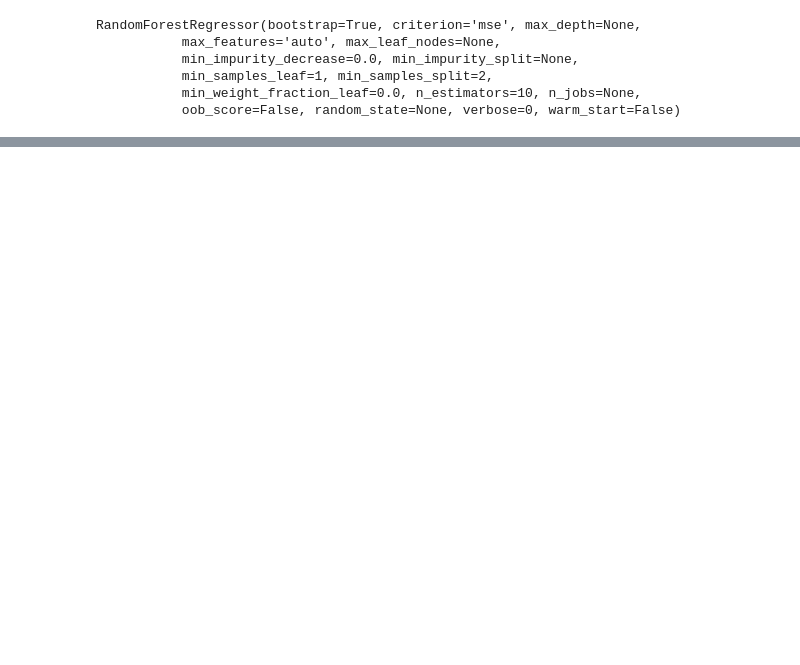
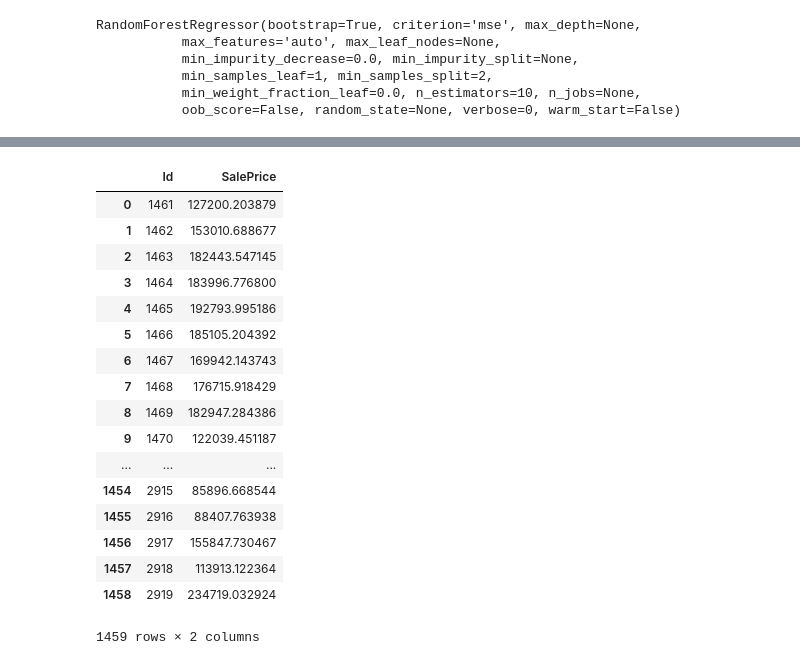
Before and after one commit to timsturges/GA_DS, a Jupyter notebook: classwork/Unit3/class14/iowa_housing.ipynb, the cells around one changed output, grey strips where cells are left out. Cells and saved outputs as stored; diff of their text form; code cells hidden in the pictures; blank space fills up the shorter version.

```diff
--- a/classwork/Unit3/class14/iowa_housing.ipynb
+++ b/classwork/Unit3/class14/iowa_housing.ipynb
@@ -51,0 +225,2 @@ RandomForestRegressor(bootstrap=True, criterion='mse', max_depth=None,
+# %%
+X_train.drop(to_drop, axis = 1, inplace = True)
@@ -51,0 +232,3 @@ RandomForestRegressor(bootstrap=True, criterion='mse', max_depth=None,
+# %%
+rf.fit(X_train, y_train)
+y_test = np.expm1(rf.predict(X_test))
@@ -85,6 +256,9 @@ RandomForestRegressor(bootstrap=True, criterion='mse', max_depth=None,
 df_test['prediction'] = rf.predict(df_test)
 # %%
 df_submission = pd.read_csv('../data/iowa_housing/sample_predictions.csv')
+# %%
+df_submission['SalePrice'] = pd.Series(y_test)
 # %%
-df_submission['SalePrice'] = np.exp(df_test['prediction'])
+# df_submission['SalePrice'] = np.exp(df_test['prediction'])
+# old score: 0.16798
 # %%
@@ -91,0 +266,21 @@ df_submission.to_csv('../data/iowa_housing/ts_predictions.csv', index=False)
+# %%
+df_submission
+# %% [output]
+|  | Id | SalePrice |
+| 0 | 1461 | 127200.203879 |
+| 1 | 1462 | 153010.688677 |
+| 2 | 1463 | 182443.547145 |
+| 3 | 1464 | 183996.776800 |
+| 4 | 1465 | 192793.995186 |
+| 5 | 1466 | 185105.204392 |
+| 6 | 1467 | 169942.143743 |
+| 7 | 1468 | 176715.918429 |
+| 8 | 1469 | 182947.284386 |
+| 9 | 1470 | 122039.451187 |
+| ... | ... | ... |
+| 1454 | 2915 | 85896.668544 |
+| 1455 | 2916 | 88407.763938 |
+| 1456 | 2917 | 155847.730467 |
+| 1457 | 2918 | 113913.122364 |
+| 1458 | 2919 | 234719.032924 |
+1459 rows × 2 columns
```
Also changed, not shown: parts of 45 cells of this notebook, 2 other files.
